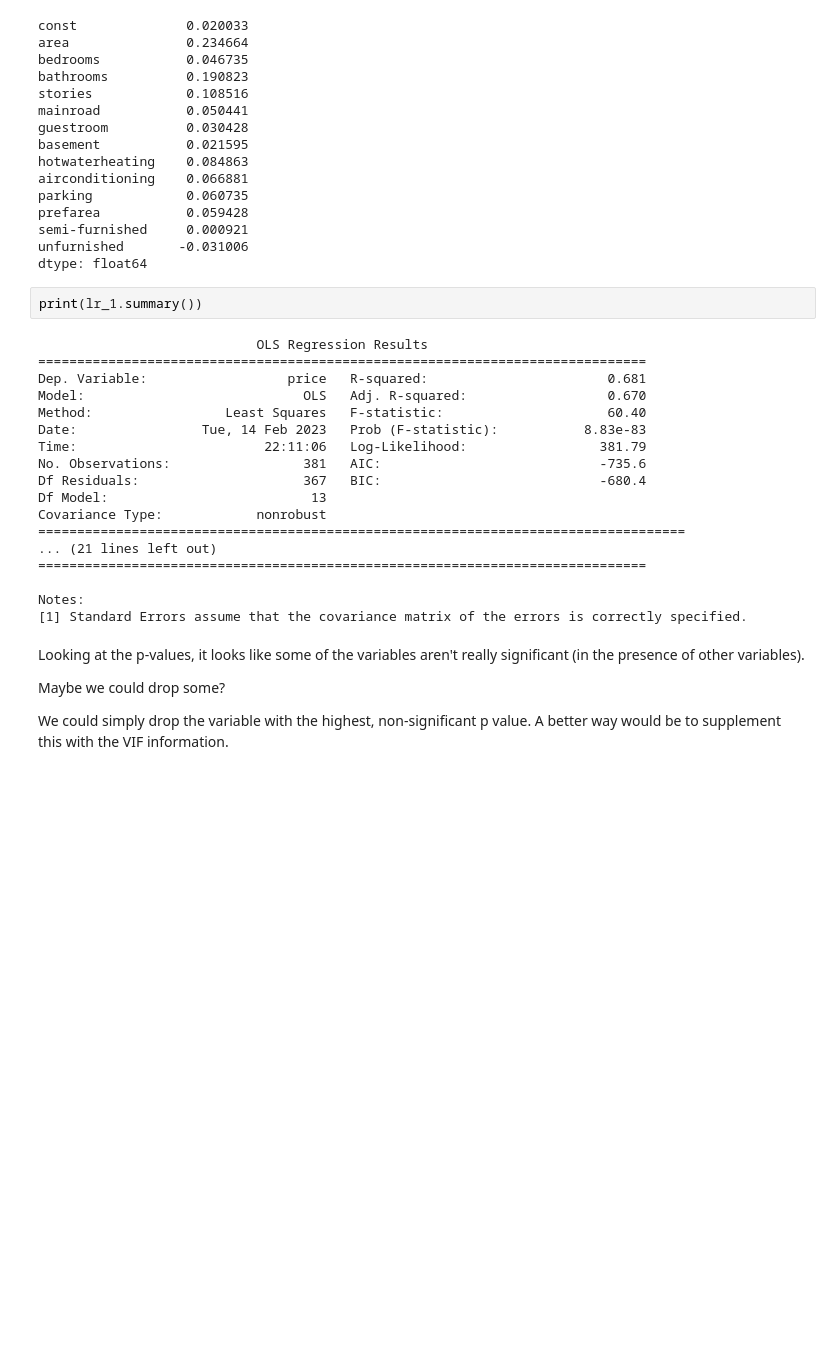
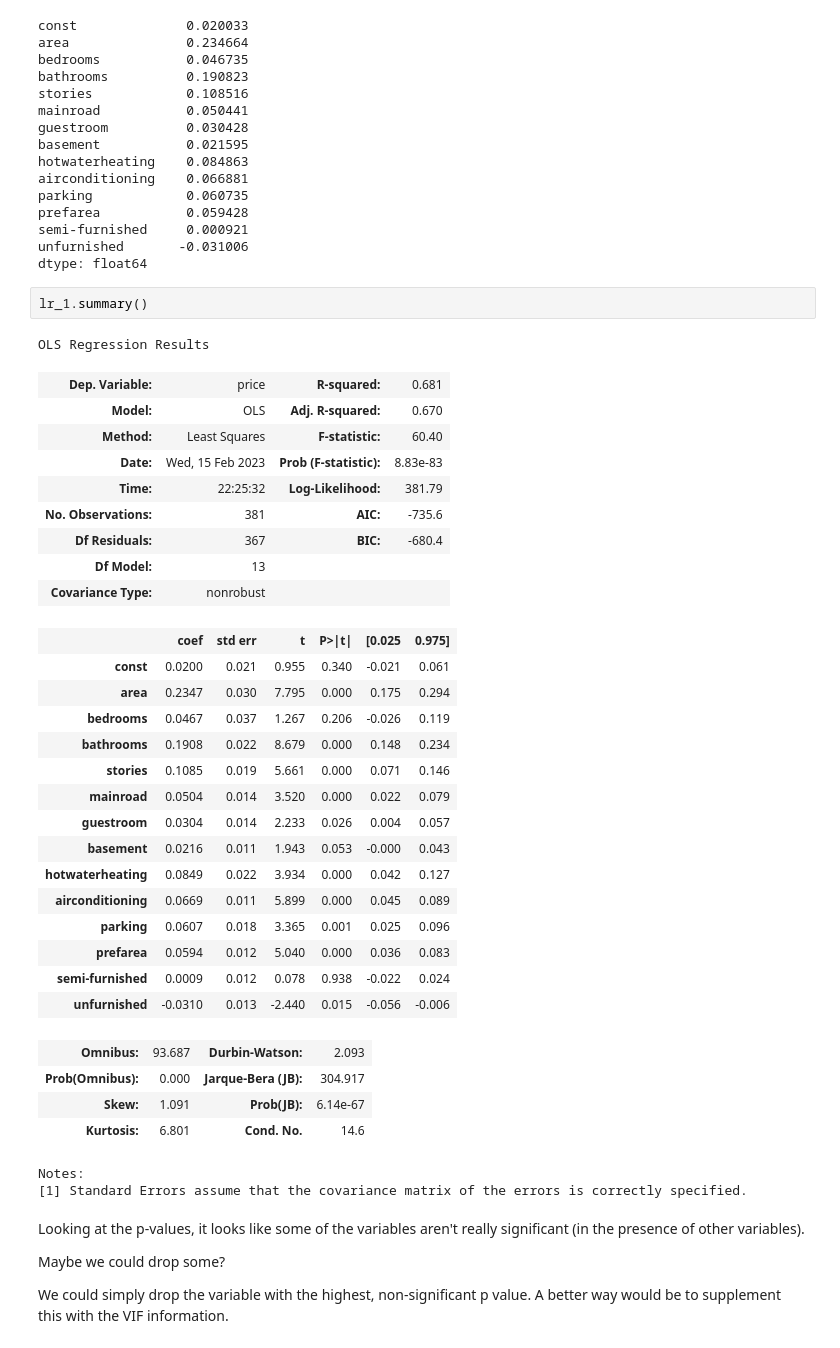
Before and after one commit to saishankar2748/python_machine_learning, a Jupyter notebook: Multiple+Linear+Regression+-+Housing+Case+Study.ipynb, the cells around one changed output. Drawn from its saved outputs; the diff is of its cells as text; blank space fills up the shorter version.

```diff
--- a/Multiple+Linear+Regression+-+Housing+Case+Study.ipynb
+++ b/Multiple+Linear+Regression+-+Housing+Case+Study.ipynb
@@ -462,26 +466,40 @@ prefarea           0.059428
 semi-furnished     0.000921
 unfurnished       -0.031006
 dtype: float64
-# %%
-print(lr_1.summary())
-# %% [output]
-                            OLS Regression Results
-==============================================================================
-Dep. Variable:                  price   R-squared:                       0.681
-Model:                            OLS   Adj. R-squared:                  0.670
-Method:                 Least Squares   F-statistic:                     60.40
-Date:                Tue, 14 Feb 2023   Prob (F-statistic):           8.83e-83
-Time:                        22:11:06   Log-Likelihood:                 381.79
-No. Observations:                 381   AIC:                            -735.6
-Df Residuals:                     367   BIC:                            -680.4
-Df Model:                          13
-Covariance Type:            nonrobust
-===================================================================================
-... (21 lines left out)
-==============================================================================
-
-Notes:
-[1] Standard Errors assume that the covariance matrix of the errors is correctly specified.
+# %%
+lr_1.summary()
+# %% [output]
+OLS Regression Results
+| Dep. Variable: | price | R-squared: | 0.681 |
+| Model: | OLS | Adj. R-squared: | 0.670 |
+| Method: | Least Squares | F-statistic: | 60.40 |
+| Date: | Wed, 15 Feb 2023 | Prob (F-statistic): | 8.83e-83 |
+| Time: | 22:25:32 | Log-Likelihood: | 381.79 |
+| No. Observations: | 381 | AIC: | -735.6 |
+| Df Residuals: | 367 | BIC: | -680.4 |
+| Df Model: | 13 |  |  |
+| Covariance Type: | nonrobust |  |  |
+|  | coef | std err | t | P>|t| | [0.025 | 0.975] |
+| const | 0.0200 | 0.021 | 0.955 | 0.340 | -0.021 | 0.061 |
+| area | 0.2347 | 0.030 | 7.795 | 0.000 | 0.175 | 0.294 |
+| bedrooms | 0.0467 | 0.037 | 1.267 | 0.206 | -0.026 | 0.119 |
+| bathrooms | 0.1908 | 0.022 | 8.679 | 0.000 | 0.148 | 0.234 |
+| stories | 0.1085 | 0.019 | 5.661 | 0.000 | 0.071 | 0.146 |
+| mainroad | 0.0504 | 0.014 | 3.520 | 0.000 | 0.022 | 0.079 |
+| guestroom | 0.0304 | 0.014 | 2.233 | 0.026 | 0.004 | 0.057 |
+| basement | 0.0216 | 0.011 | 1.943 | 0.053 | -0.000 | 0.043 |
+| hotwaterheating | 0.0849 | 0.022 | 3.934 | 0.000 | 0.042 | 0.127 |
+| airconditioning | 0.0669 | 0.011 | 5.899 | 0.000 | 0.045 | 0.089 |
+| parking | 0.0607 | 0.018 | 3.365 | 0.001 | 0.025 | 0.096 |
+| prefarea | 0.0594 | 0.012 | 5.040 | 0.000 | 0.036 | 0.083 |
+| semi-furnished | 0.0009 | 0.012 | 0.078 | 0.938 | -0.022 | 0.024 |
+| unfurnished | -0.0310 | 0.013 | -2.440 | 0.015 | -0.056 | -0.006 |
+| Omnibus: | 93.687 | Durbin-Watson: | 2.093 |
+| Prob(Omnibus): | 0.000 | Jarque-Bera (JB): | 304.917 |
+| Skew: | 1.091 | Prob(JB): | 6.14e-67 |
+| Kurtosis: | 6.801 | Cond. No. | 14.6 |
+Notes:
+[1] Standard Errors assume that the covariance matrix of the errors is correctly specified.
 # %% [markdown]
 Looking at the p-values, it looks like some of the variables aren't really significant (in the presence of other variables).
 
```
Also changed, not shown: parts of 7 cells of this notebook.
